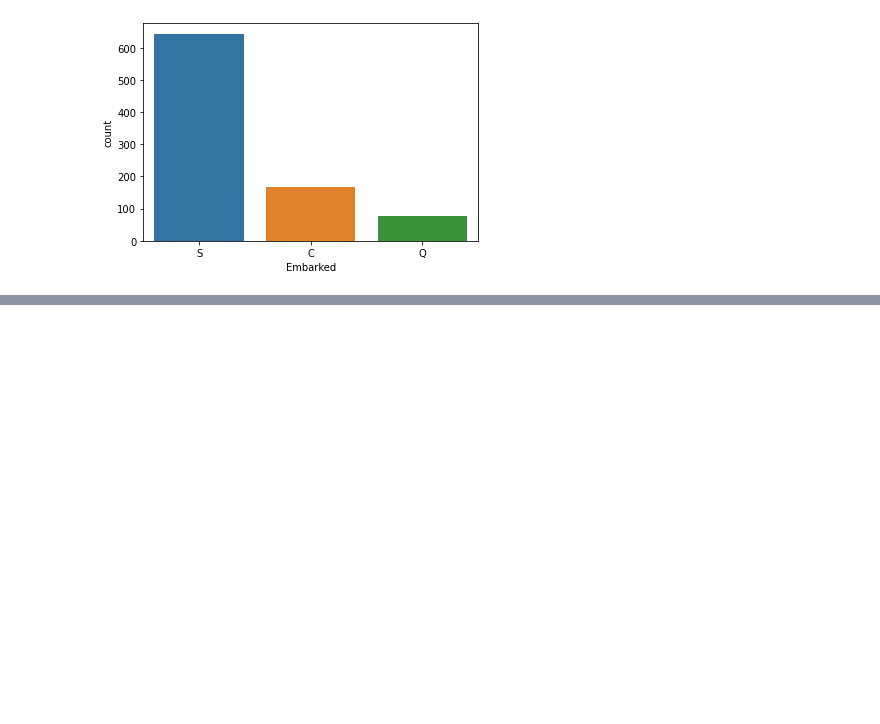
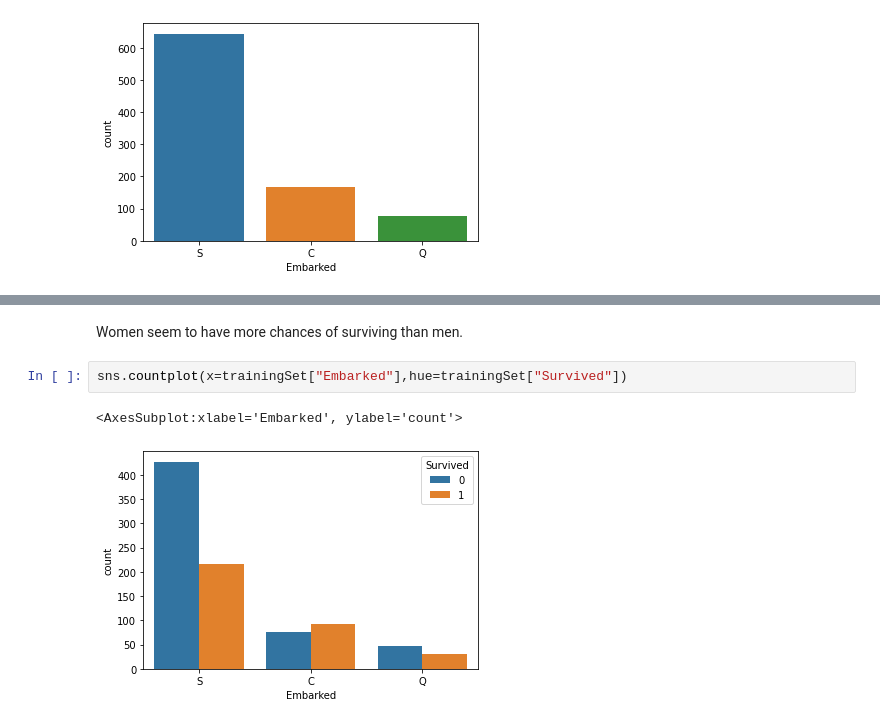
Before and after one commit to cmmm976/TitanicDSproject, a Jupyter notebook: eda.ipynb, the cells around one changed output, grey strips where cells are left out. Saved outputs shown, nothing was run; the diff lists cells and outputs as text; blank space fills up the shorter version.

```diff
--- a/eda.ipynb
+++ b/eda.ipynb
@@ -203,0 +244,7 @@ trainingSet['Expensive (>31$)'] = trainingSet['Age'].apply(lambda x: 1 if x>31
+# %% [markdown]
+Women seem to have more chances of surviving than men.
+# %%
+sns.countplot(x=trainingSet["Embarked"],hue=trainingSet["Survived"])
+# %% [output]
+<AxesSubplot:xlabel='Embarked', ylabel='count'>
+[figure, added]
```
Also changed, not shown: parts of 23 cells of this notebook.
